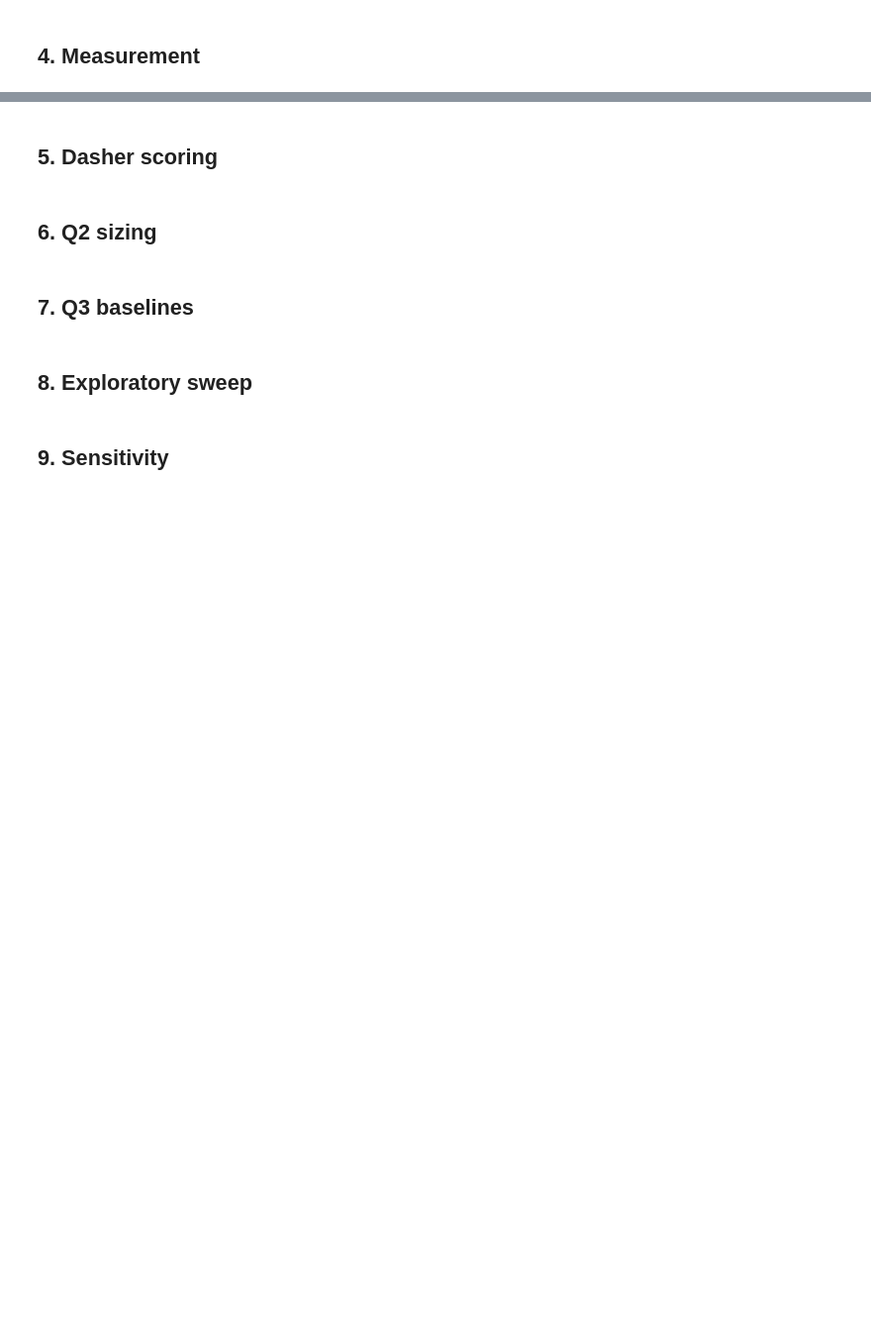
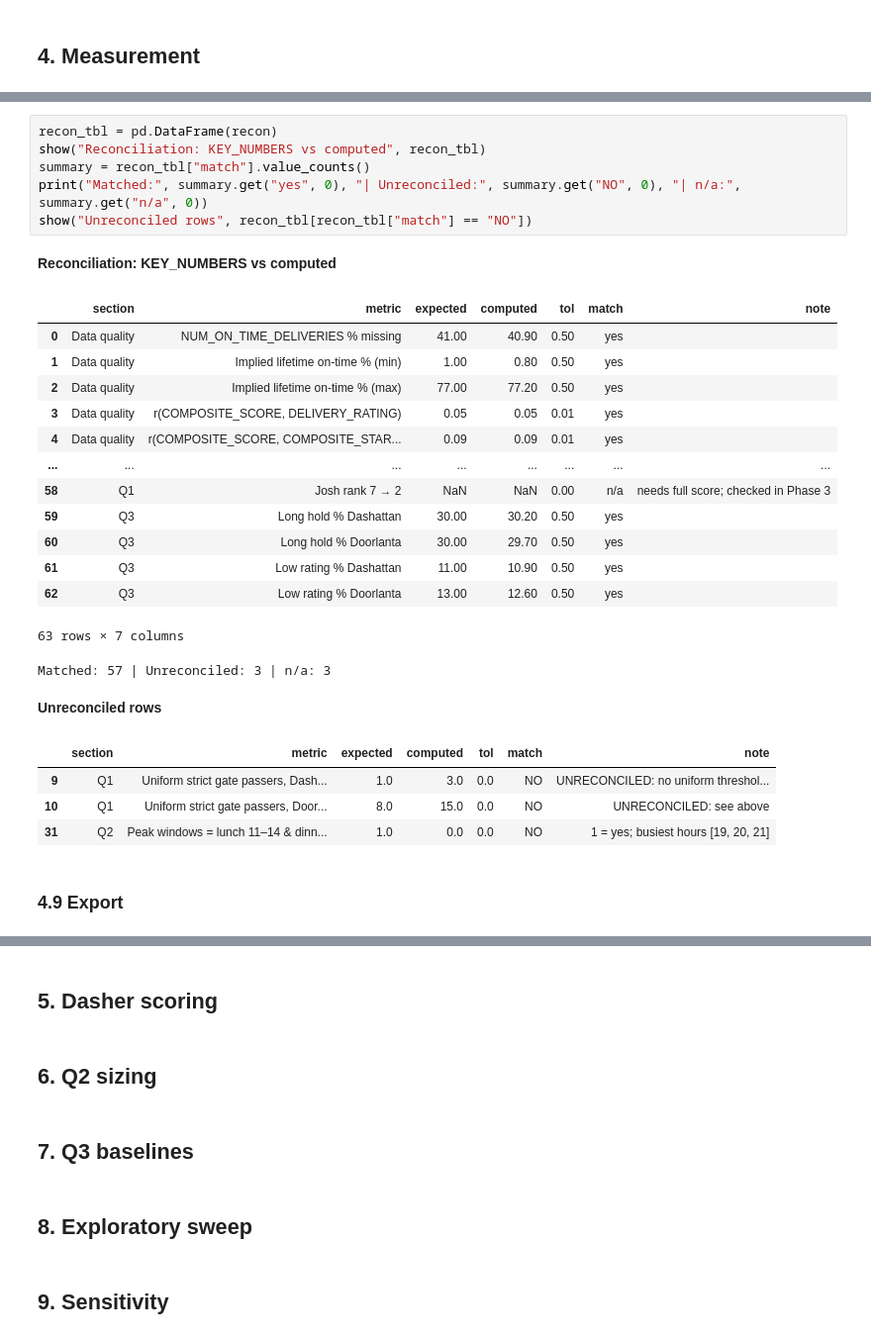
Before and after one commit to navya2392/widget-dasher-review, a Jupyter notebook: analysis.ipynb, the cells around one changed output, grey strips where cells are left out. Shown at 99% size. Cells and saved outputs as stored; diff of their text form; blank space fills up the shorter version.

```diff
--- a/analysis.ipynb
+++ b/analysis.ipynb
@@ -484,0 +1024,29 @@ wrote export_01_cleaned.xlsx: (1200, 50)
+# %%
+recon_tbl = pd.DataFrame(recon)
+show("Reconciliation: KEY_NUMBERS vs computed", recon_tbl)
+summary = recon_tbl["match"].value_counts()
+print("Matched:", summary.get("yes", 0), "| Unreconciled:", summary.get("NO", 0), "| n/a:", summary.get("n/a", 0))
+show("Unreconciled rows", recon_tbl[recon_tbl["match"] == "NO"])
+# %% [output]
+**Reconciliation: KEY_NUMBERS vs computed**
+|  | section | metric | expected | computed | tol | match | note |
+| 0 | Data quality | NUM_ON_TIME_DELIVERIES % missing | 41.00 | 40.90 | 0.50 | yes |  |
+| 1 | Data quality | Implied lifetime on-time % (min) | 1.00 | 0.80 | 0.50 | yes |  |
+| 2 | Data quality | Implied lifetime on-time % (max) | 77.00 | 77.20 | 0.50 | yes |  |
+| 3 | Data quality | r(COMPOSITE_SCORE, DELIVERY_RATING) | 0.05 | 0.05 | 0.01 | yes |  |
+| 4 | Data quality | r(COMPOSITE_SCORE, COMPOSITE_STAR... | 0.09 | 0.09 | 0.01 | yes |  |
+| ... | ... | ... | ... | ... | ... | ... | ... |
+| 58 | Q1 | Josh rank 7 → 2 | NaN | NaN | 0.00 | n/a | needs full score; checked in Phase 3 |
+| 59 | Q3 | Long hold % Dashattan | 30.00 | 30.20 | 0.50 | yes |  |
+| 60 | Q3 | Long hold % Doorlanta | 30.00 | 29.70 | 0.50 | yes |  |
+| 61 | Q3 | Low rating % Dashattan | 11.00 | 10.90 | 0.50 | yes |  |
+| 62 | Q3 | Low rating % Doorlanta | 13.00 | 12.60 | 0.50 | yes |  |
+63 rows × 7 columns
+Matched: 57 | Unreconciled: 3 | n/a: 3
+**Unreconciled rows**
+|  | section | metric | expected | computed | tol | match | note |
+| 9 | Q1 | Uniform strict gate passers, Dash... | 1.0 | 3.0 | 0.0 | NO | UNRECONCILED: no uniform threshol... |
+| 10 | Q1 | Uniform strict gate passers, Door... | 8.0 | 15.0 | 0.0 | NO | UNRECONCILED: see above |
+| 31 | Q2 | Peak windows = lunch 11–14 & dinn... | 1.0 | 0.0 | 0.0 | NO | 1 = yes; busiest hours [19, 20, 21] |
+# %% [markdown]
+### 4.9 Export
```
Also changed, not shown: parts of 36 cells of this notebook.
